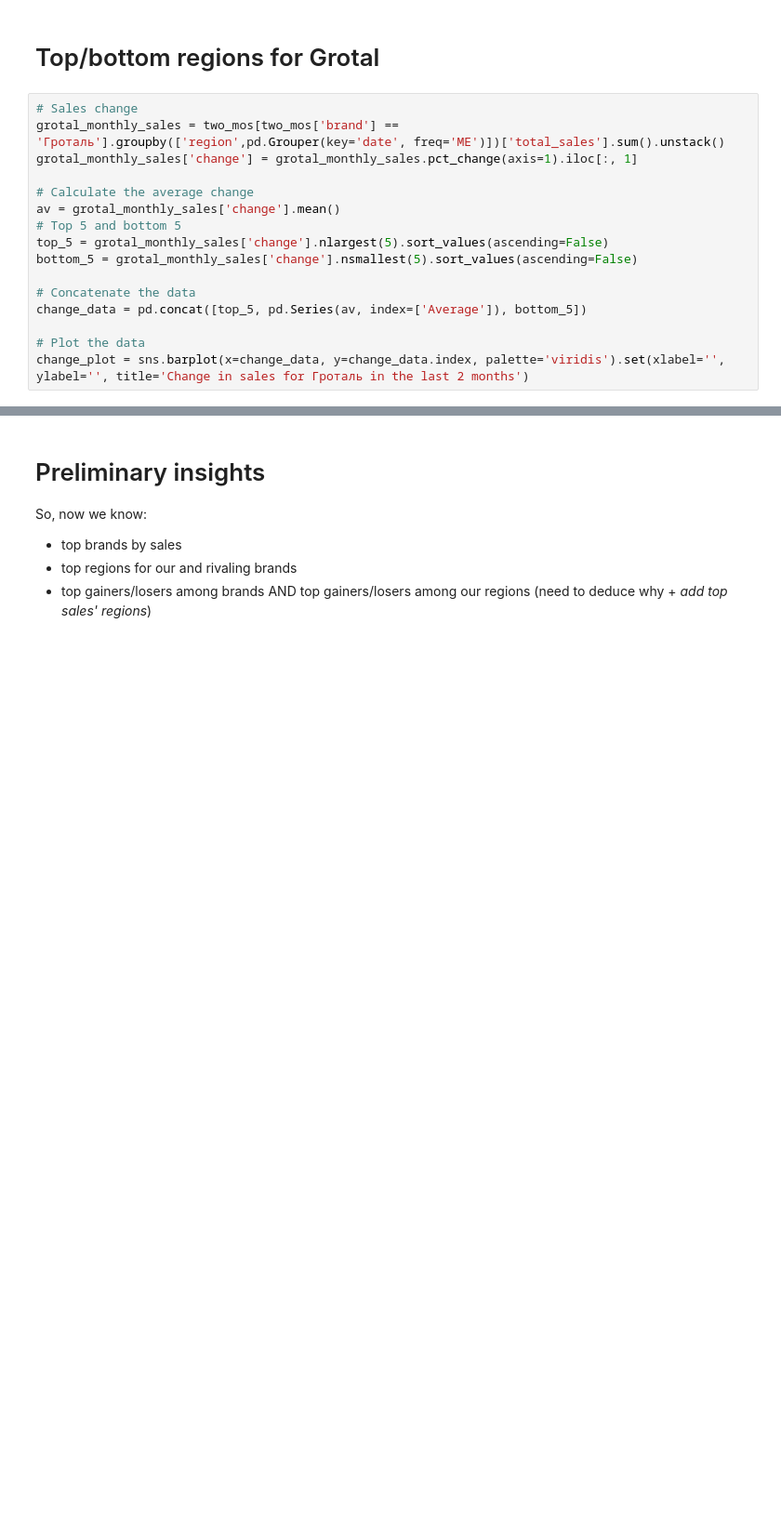
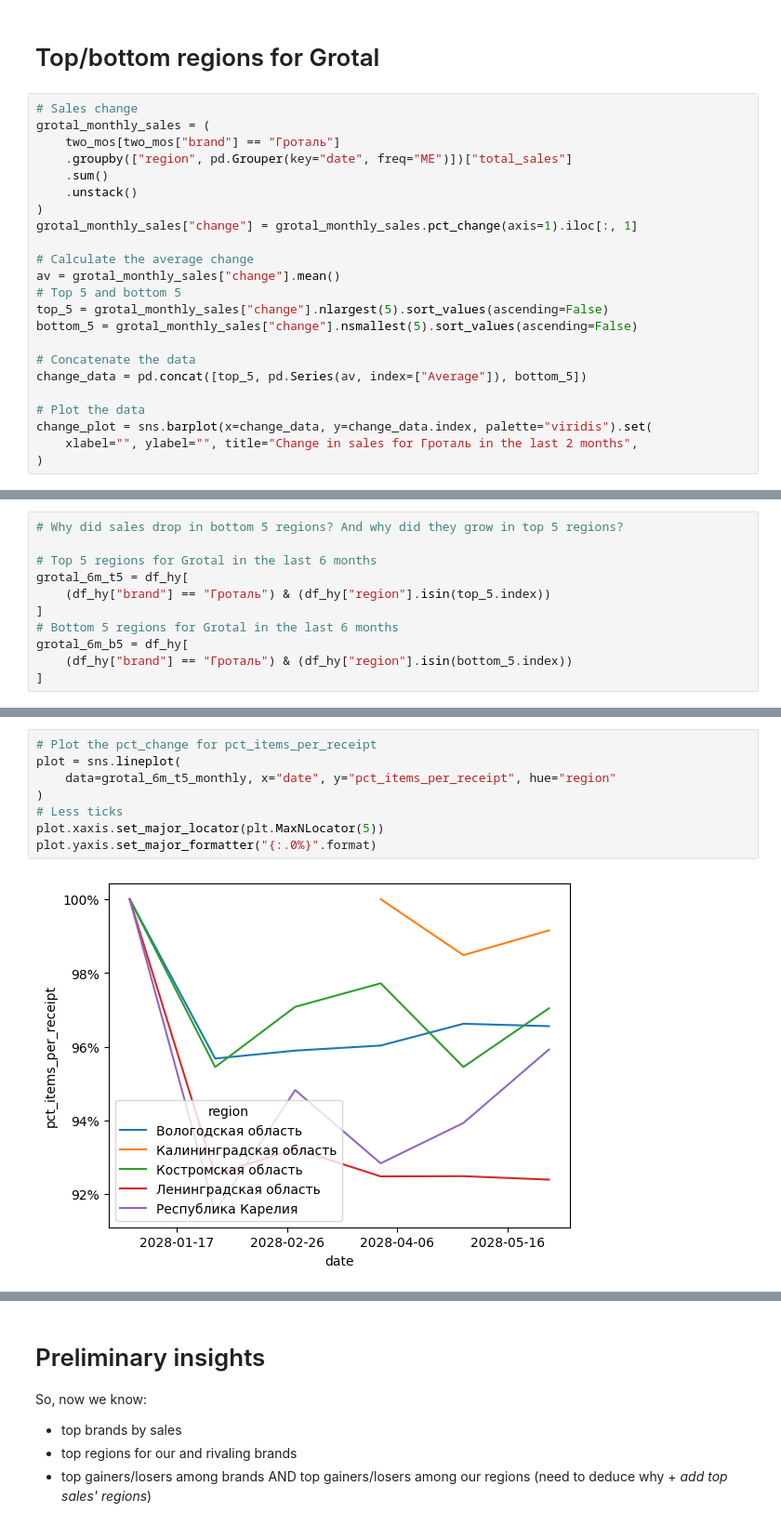
Before and after one commit to zakhar-kogan/xttr-test-brands, a Jupyter notebook: analysis.ipynb, the cells around one changed output, grey strips where cells are left out. Shown at 93% size. Saved outputs shown, nothing was run; the diff lists cells and outputs as text; blank space fills up the shorter version.

Commit message:
More analysis and some insights on losing regions.
Didn't move some necessary code to functions, though

```diff
--- a/analysis.ipynb
+++ b/analysis.ipynb
@@ -256,20 +311,27 @@ TODO: investigate
 # Top/bottom regions for Grotal
 # %%
 # Sales change
-grotal_monthly_sales = two_mos[two_mos['brand'] == 'Гроталь'].groupby(['region',pd.Grouper(key='date', freq='ME')])['total_sales'].sum().unstack()
-grotal_monthly_sales['change'] = grotal_monthly_sales.pct_change(axis=1).iloc[:, 1]
+grotal_monthly_sales = (
+    two_mos[two_mos["brand"] == "Гроталь"]
+    .groupby(["region", pd.Grouper(key="date", freq="ME")])["total_sales"]
+    .sum()
+    .unstack()
+)
+grotal_monthly_sales["change"] = grotal_monthly_sales.pct_change(axis=1).iloc[:, 1]
 
 # Calculate the average change
-av = grotal_monthly_sales['change'].mean()
+av = grotal_monthly_sales["change"].mean()
 # Top 5 and bottom 5
-top_5 = grotal_monthly_sales['change'].nlargest(5).sort_values(ascending=False)
-bottom_5 = grotal_monthly_sales['change'].nsmallest(5).sort_values(ascending=False)
+top_5 = grotal_monthly_sales["change"].nlargest(5).sort_values(ascending=False)
+bottom_5 = grotal_monthly_sales["change"].nsmallest(5).sort_values(ascending=False)
 
 # Concatenate the data
-change_data = pd.concat([top_5, pd.Series(av, index=['Average']), bottom_5])
+change_data = pd.concat([top_5, pd.Series(av, index=["Average"]), bottom_5])
 
 # Plot the data
-change_plot = sns.barplot(x=change_data, y=change_data.index, palette='viridis').set(xlabel='', ylabel='', title='Change in sales for Гроталь in the last 2 months')
+change_plot = sns.barplot(x=change_data, y=change_data.index, palette="viridis").set(
+    xlabel="", ylabel="", title="Change in sales for Гроталь in the last 2 months",
+)
 # %% [output]
 Passing `palette` without assigning `hue` is deprecated and will be removed in v0.14.0. Assign the `y` variable to `hue` and set `legend=False` for the same effect.
 
@@ -277 +339,12 @@ Passing `palette` without assigning `hue` is deprecated and will be removed in v
 [figure]
+# %%
+# Why did sales drop in bottom 5 regions? And why did they grow in top 5 regions?
+
+# Top 5 regions for Grotal in the last 6 months
+grotal_6m_t5 = df_hy[
+    (df_hy["brand"] == "Гроталь") & (df_hy["region"].isin(top_5.index))
+]
+# Bottom 5 regions for Grotal in the last 6 months
+grotal_6m_b5 = df_hy[
+    (df_hy["brand"] == "Гроталь") & (df_hy["region"].isin(bottom_5.index))
+]
@@ -277,0 +528,10 @@ Passing `palette` without assigning `hue` is deprecated and will be removed in v
+# %%
+# Plot the pct_change for pct_items_per_receipt
+plot = sns.lineplot(
+    data=grotal_6m_t5_monthly, x="date", y="pct_items_per_receipt", hue="region"
+)
+# Less ticks
+plot.xaxis.set_major_locator(plt.MaxNLocator(5))
+plot.yaxis.set_major_formatter("{:.0%}".format)
+# %% [output]
+[figure, added]
```
Also changed, not shown: parts of 43 cells of this notebook.
